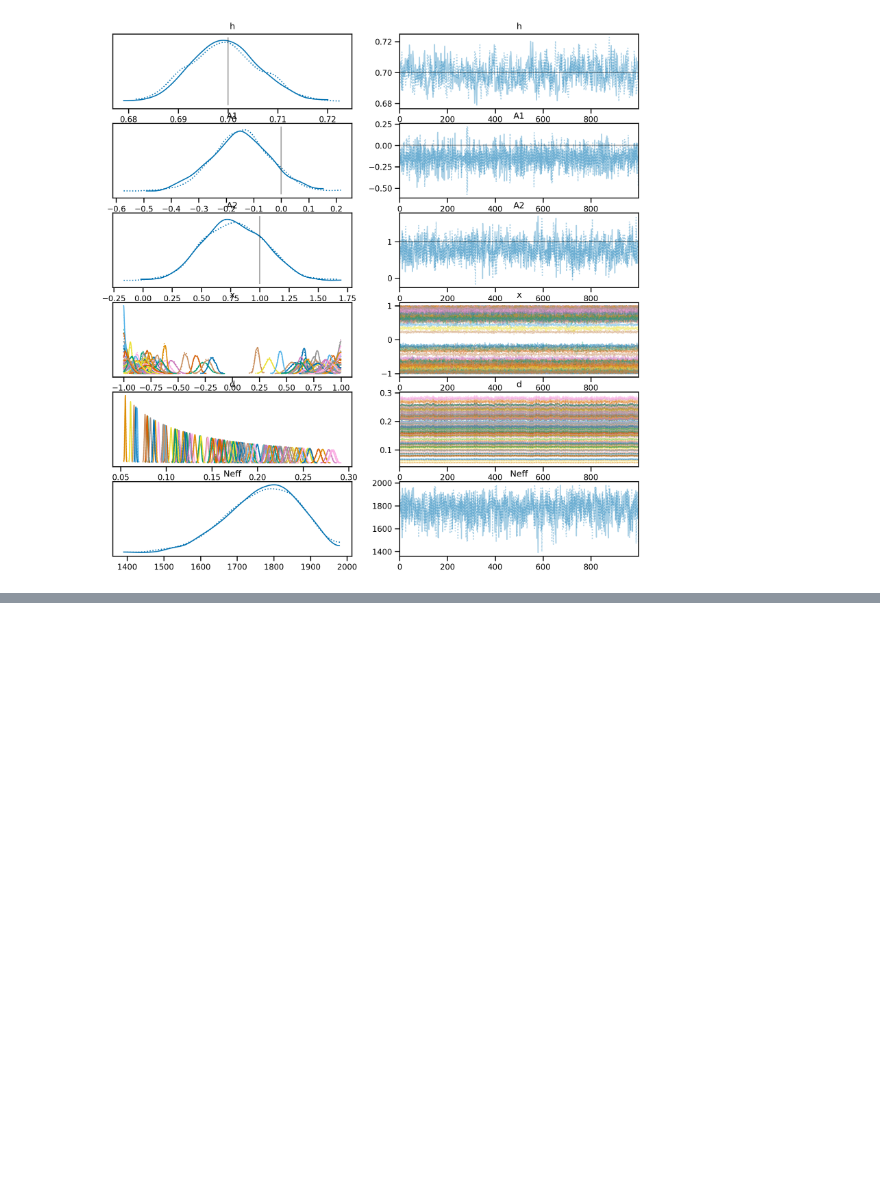
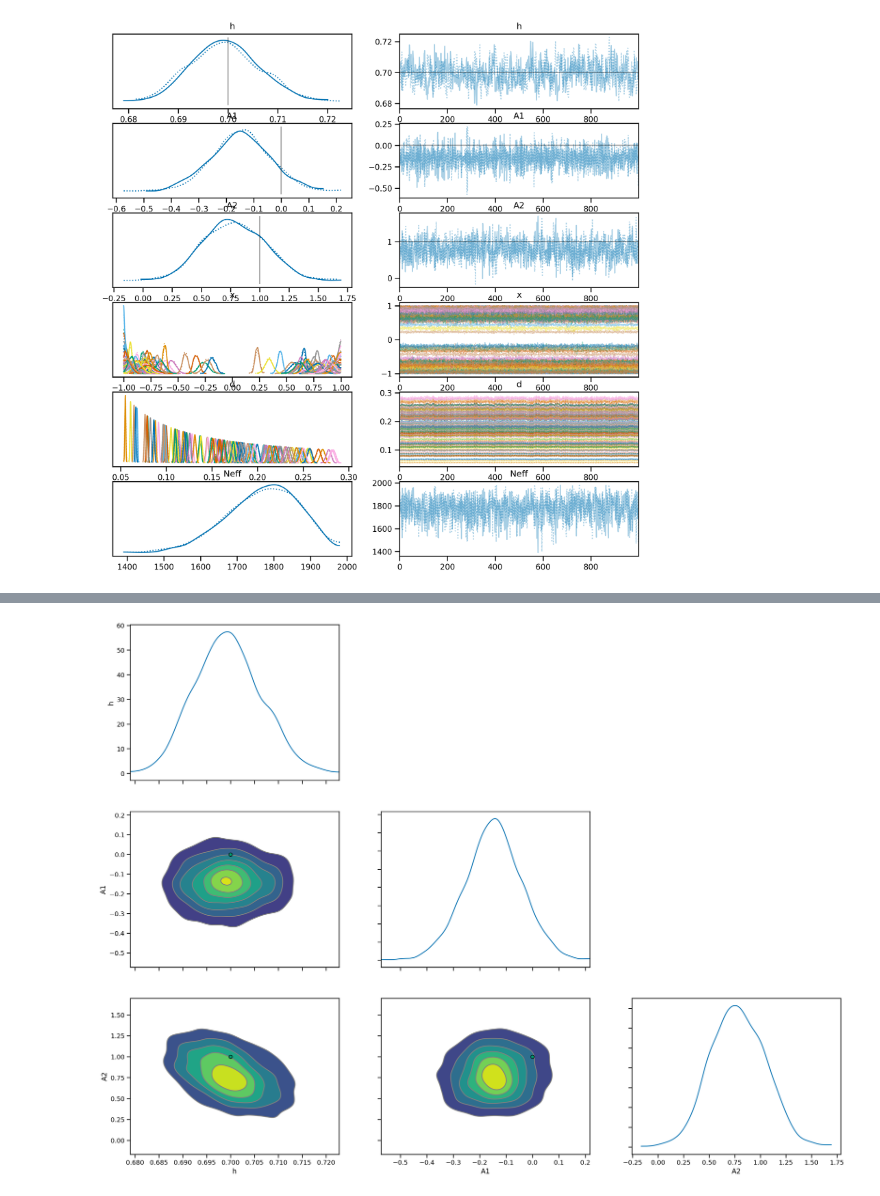
Before and after one commit to farr/BrightSirenInclinationSystematics, a Jupyter notebook: FullSimulation.ipynb, the cells around one changed output, grey strips where cells are left out. Saved outputs shown, nothing was run; the diff lists cells and outputs as text; code cells hidden in the pictures; blank space fills up the shorter version.

```diff
--- a/FullSimulation.ipynb
+++ b/FullSimulation.ipynb
@@ -215,0 +260,4 @@ array([[<AxesSubplot: title={'center': 'h'}>,
+# %%
+az.plot_pair(trace, var_names=['h', 'A1', 'A2'], marginals=True, kind='kde', reference_values={'h': h_true, 'A1': A_true[1], 'A2': A_true[2]});
+# %% [output]
+[figure, added]
```
Also changed, not shown: parts of 10 cells of this notebook.
